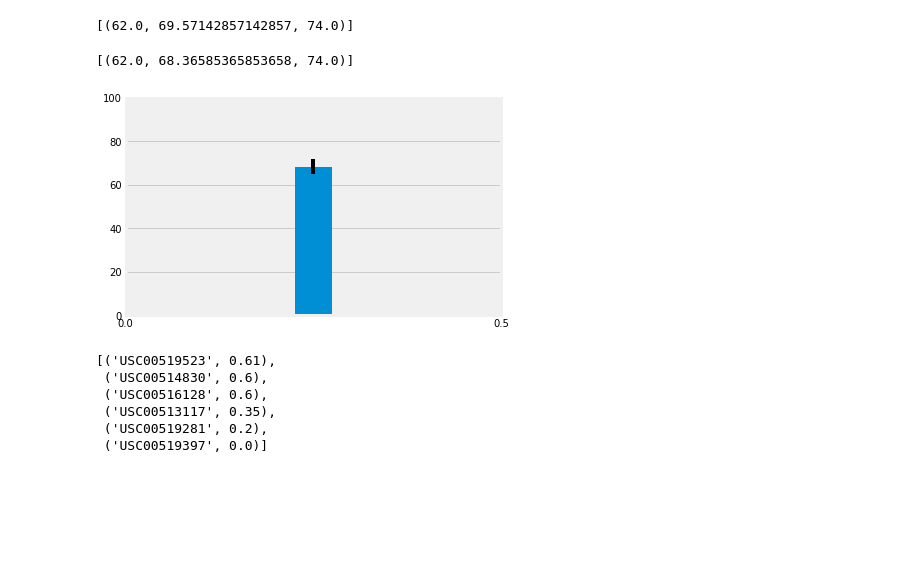
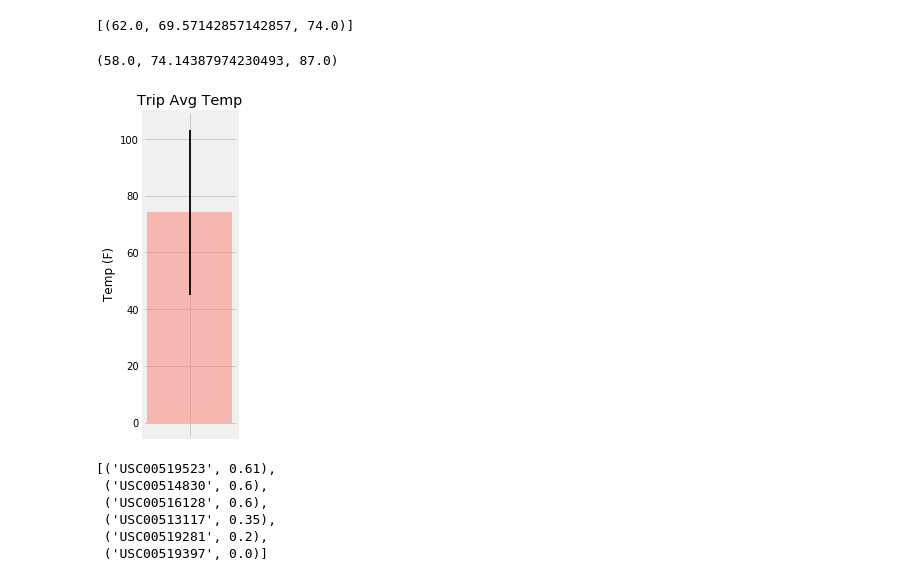
Before and after one commit to ulyssey28/Advanced-Data-Storage-and-Retrieval-, a Jupyter notebook: final_climate.ipynb, the cells around one changed output. Drawn from its saved outputs; the diff is of its cells as text; code cells hidden in the pictures; blank space fills up the shorter version.

```diff
--- a/final_climate.ipynb
+++ b/final_climate.ipynb
@@ -263,29 +258,31 @@ print(calc_temps('2012-02-28', '2012-03-05'))
 Provided I have a trip start date of "2017-01-01" and an end date of "2017-01-07"
 The minimum, average, and maximum temperature would be: """
 
-trip_temps = calc_temps("2017-01-01", "2017-01-07")
+trip_temps = calc_temps("2017-01-01", "2018-01-09")[0]
 trip_temps
 # %% [output]
-[(62.0, 68.36585365853658, 74.0)]
+(58.0, 74.14387974230493, 87.0)
 # %%
 # Plot the results from your previous query as a bar chart.
 # Use "Trip Avg Temp" as your Title
 # Use the average temperature for the y value
 # Use the peak-to-peak (tmax-tmin) value as the y error bar (yerr)
 
-# mintemp = trip_temps[0][0]
-# maxtemp = trip_temps[0][2]
 
-error = [3.6]
-plt.bar([0.25], trip_temps[0][1], width=0.05, yerr=error)
+error = trip_temps[2] - trip_temps[0]
+
+plt.figure(figsize=(1.5,6))
+plt.bar(x=[''], height=trip_temps[1], width=0.8,color="salmon", alpha=0.50)
+plt.errorbar(x=[''], y=trip_temps[1], yerr=error, elinewidth=1.8, ecolor="black")
 plt.yticks([0, 20, 40, 60, 80, 100])
-plt.xticks([0, 0.5])
-plt.xlim(0, 0.5)
-# plt.title('Trip Avg Temp')
+
+plt.ylim(-5, 110)
+plt.ylabel('Temp (F)')
+plt.title('Trip Avg Temp')
 
 plt.show()
 # %% [output]
-[figure, old version]
+[figure, new version]
 # %%
 # Calculate the rainfall per weather station for your trip dates using the previous year's matching dates.
 # Sort this in descending order by precipitation amount and list the station, name, latitude, longitude, and elevation
```
Also changed, not shown: parts of 3 cells of this notebook.
